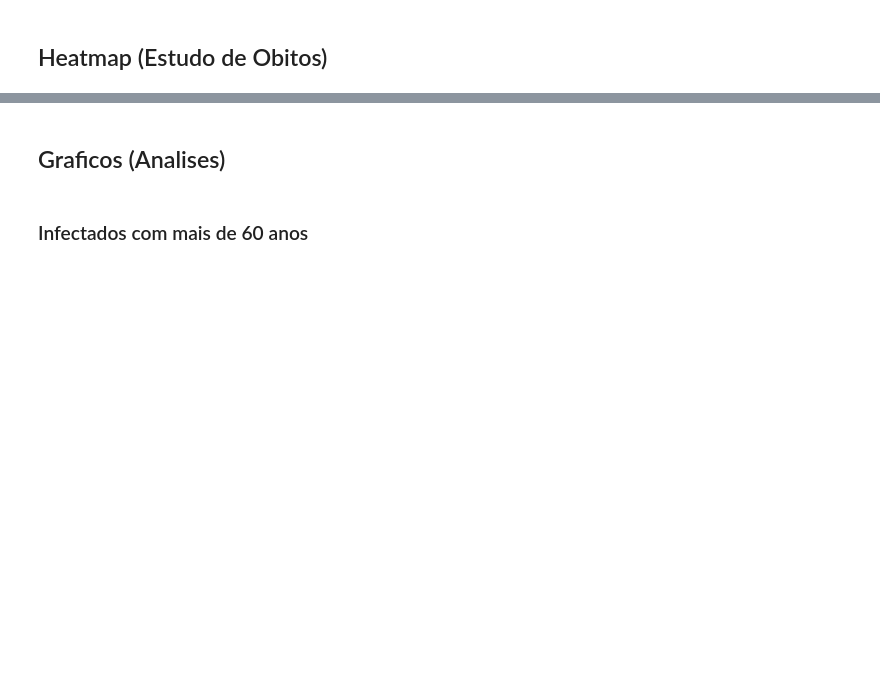
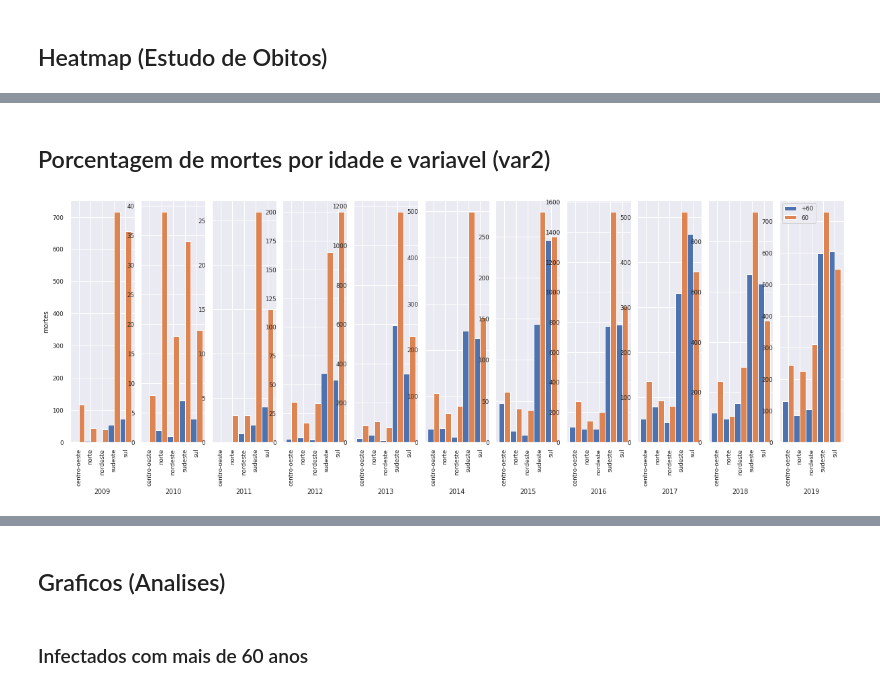
Before and after one commit to brunoartc/IC-Virus-Gripe, a Jupyter notebook: Estudo das variaveis.ipynb, the cells around one changed output, grey strips where cells are left out. Drawn from its saved outputs; the diff is of its cells as text; code cells hidden in the pictures; blank space fills up the shorter version.

```diff
--- a/Estudo das variaveis.ipynb
+++ b/Estudo das variaveis.ipynb
@@ -662,0 +1036,7 @@ global_matrix(global_correlation_variables['menos_60'], "./out/menos60", "menos
+# %% [markdown]
+## Porcentagem de mortes por idade e variavel (var2)
+# %%
+
+plot_bar_per_variable_p_idade(output_celan['mortos'], var2="ANTIVIRAL", all_ages=True, age='mais_60')
+# %% [output]
+[figure, added]
```
Also changed, not shown: parts of 19 cells of this notebook.
